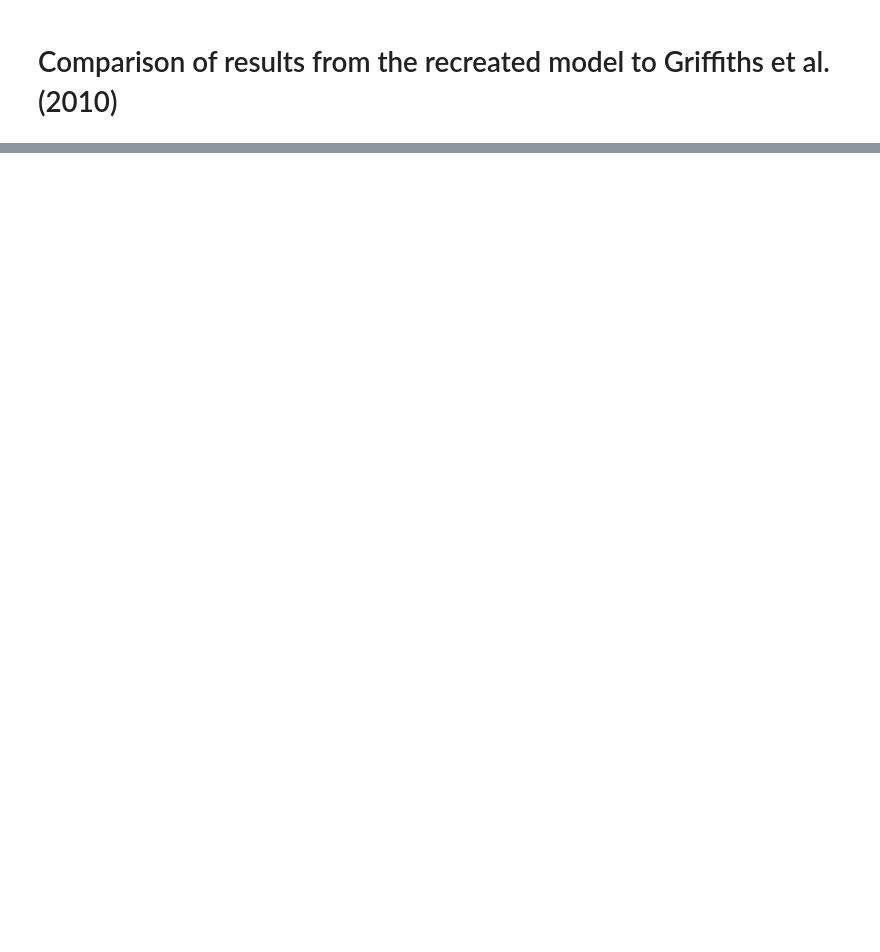
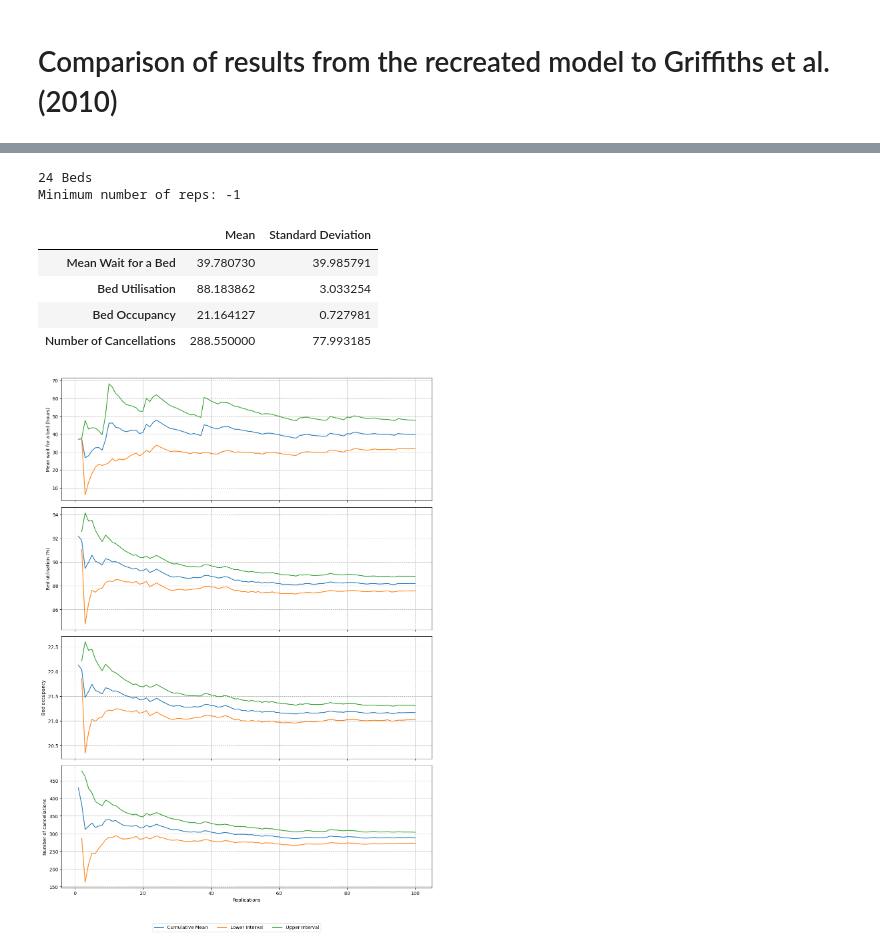
Before and after one commit to beckyexeter/hpdm097_des_assignment, a Jupyter notebook: technical_appendix/experiments.ipynb, the cells around one changed output, grey strips where cells are left out. Cells and saved outputs as stored; diff of their text form; code cells hidden in the pictures; blank space fills up the shorter version.

```diff
--- a/technical_appendix/experiments.ipynb
+++ b/technical_appendix/experiments.ipynb
@@ -149,0 +156,15 @@ beds_experiment.trial_objects["28 Beds"].overall_results_df
+# %%
+print("24 Beds")
+print("Minimum number of reps:",
+      beds_experiment.trial_objects["24 Beds"].min_reps)
+twenty_one_beds_plot = beds_experiment.trial_objects["24 Beds"].plot_reps()
+beds_experiment.trial_objects["24 Beds"].overall_results_df
+# %% [output]
+24 Beds
+Minimum number of reps: -1
+|  | Mean | Standard Deviation |
+| Mean Wait for a Bed | 39.780730 | 39.985791 |
+| Bed Utilisation | 88.183862 | 3.033254 |
+| Bed Occupancy | 21.164127 | 0.727981 |
+| Number of Cancellations | 288.550000 | 77.993185 |
+[figure, added]
```
Also changed, not shown: parts of 9 cells of this notebook, 6 other files.
